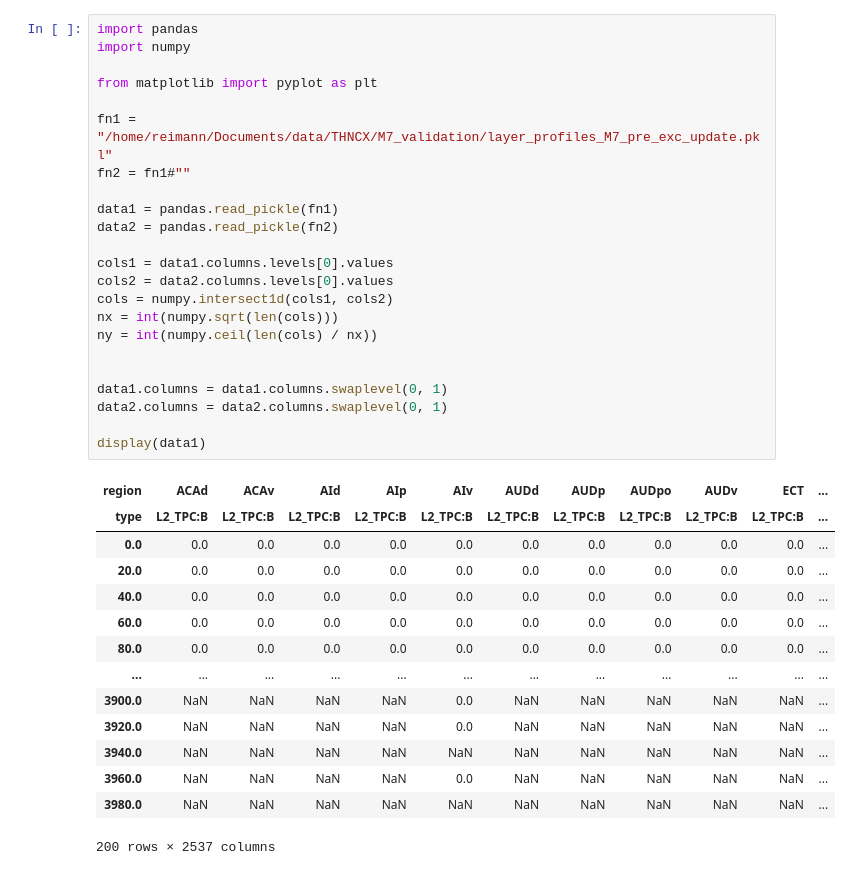
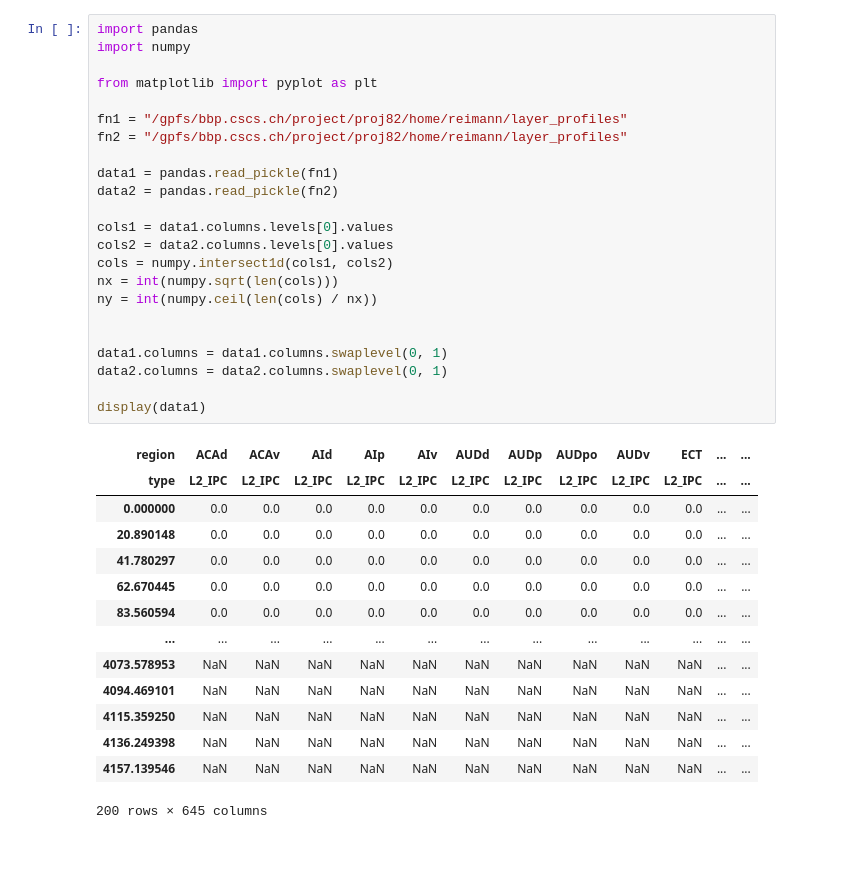
Before and after one commit to BlueBrain/cell-density-validations, a Jupyter notebook: notebooks/Plot compare cell density layer profiles.ipynb, the cells around one changed output. Cells and saved outputs as stored; diff of their text form.

```diff
--- a/notebooks/Plot compare cell density layer profiles.ipynb
+++ b/notebooks/Plot compare cell density layer profiles.ipynb
@@ -1,41 +1,41 @@
 # %%
 import pandas
 import numpy
 
 from matplotlib import pyplot as plt
 
-fn1 = "/home/reimann/Documents/data/THNCX/M7_validation/layer_profiles_M7_pre_exc_update.pkl"
-fn2 = fn1#""
+fn1 = "/gpfs/bbp.cscs.ch/project/proj82/home/reimann/layer_profiles"
+fn2 = "/gpfs/bbp.cscs.ch/project/proj82/home/reimann/layer_profiles"
 
 data1 = pandas.read_pickle(fn1)
 data2 = pandas.read_pickle(fn2)
 
 cols1 = data1.columns.levels[0].values
 cols2 = data2.columns.levels[0].values
 cols = numpy.intersect1d(cols1, cols2)
 nx = int(numpy.sqrt(len(cols)))
 ny = int(numpy.ceil(len(cols) / nx))
 
 
 data1.columns = data1.columns.swaplevel(0, 1)
 data2.columns = data2.columns.swaplevel(0, 1)
 
 display(data1)
 # %% [output]
-| region | ACAd | ACAv | AId | AIp | AIv | AUDd | AUDp | AUDpo | AUDv | ECT | ... |
-| type | L2_TPC:B | L2_TPC:B | L2_TPC:B | L2_TPC:B | L2_TPC:B | L2_TPC:B | L2_TPC:B | L2_TPC:B | L2_TPC:B | L2_TPC:B | ... |
-| 0.0 | 0.0 | 0.0 | 0.0 | 0.0 | 0.0 | 0.0 | 0.0 | 0.0 | 0.0 | 0.0 | ... |
-| 20.0 | 0.0 | 0.0 | 0.0 | 0.0 | 0.0 | 0.0 | 0.0 | 0.0 | 0.0 | 0.0 | ... |
-| 40.0 | 0.0 | 0.0 | 0.0 | 0.0 | 0.0 | 0.0 | 0.0 | 0.0 | 0.0 | 0.0 | ... |
-| 60.0 | 0.0 | 0.0 | 0.0 | 0.0 | 0.0 | 0.0 | 0.0 | 0.0 | 0.0 | 0.0 | ... |
-| 80.0 | 0.0 | 0.0 | 0.0 | 0.0 | 0.0 | 0.0 | 0.0 | 0.0 | 0.0 | 0.0 | ... |
-| ... | ... | ... | ... | ... | ... | ... | ... | ... | ... | ... | ... |
-| 3900.0 | NaN | NaN | NaN | NaN | 0.0 | NaN | NaN | NaN | NaN | NaN | ... |
-| 3920.0 | NaN | NaN | NaN | NaN | 0.0 | NaN | NaN | NaN | NaN | NaN | ... |
-| 3940.0 | NaN | NaN | NaN | NaN | NaN | NaN | NaN | NaN | NaN | NaN | ... |
-| 3960.0 | NaN | NaN | NaN | NaN | 0.0 | NaN | NaN | NaN | NaN | NaN | ... |
-| 3980.0 | NaN | NaN | NaN | NaN | NaN | NaN | NaN | NaN | NaN | NaN | ... |
+| region | ACAd | ACAv | AId | AIp | AIv | AUDd | AUDp | AUDpo | AUDv | ECT | ... | ... |
+| type | L2_IPC | L2_IPC | L2_IPC | L2_IPC | L2_IPC | L2_IPC | L2_IPC | L2_IPC | L2_IPC | L2_IPC | ... | ... |
+| 0.000000 | 0.0 | 0.0 | 0.0 | 0.0 | 0.0 | 0.0 | 0.0 | 0.0 | 0.0 | 0.0 | ... | ... |
+| 20.890148 | 0.0 | 0.0 | 0.0 | 0.0 | 0.0 | 0.0 | 0.0 | 0.0 | 0.0 | 0.0 | ... | ... |
+| 41.780297 | 0.0 | 0.0 | 0.0 | 0.0 | 0.0 | 0.0 | 0.0 | 0.0 | 0.0 | 0.0 | ... | ... |
+| 62.670445 | 0.0 | 0.0 | 0.0 | 0.0 | 0.0 | 0.0 | 0.0 | 0.0 | 0.0 | 0.0 | ... | ... |
+| 83.560594 | 0.0 | 0.0 | 0.0 | 0.0 | 0.0 | 0.0 | 0.0 | 0.0 | 0.0 | 0.0 | ... | ... |
+| ... | ... | ... | ... | ... | ... | ... | ... | ... | ... | ... | ... | ... |
+| 4073.578953 | NaN | NaN | NaN | NaN | NaN | NaN | NaN | NaN | NaN | NaN | ... | ... |
+| 4094.469101 | NaN | NaN | NaN | NaN | NaN | NaN | NaN | NaN | NaN | NaN | ... | ... |
+| 4115.359250 | NaN | NaN | NaN | NaN | NaN | NaN | NaN | NaN | NaN | NaN | ... | ... |
+| 4136.249398 | NaN | NaN | NaN | NaN | NaN | NaN | NaN | NaN | NaN | NaN | ... | ... |
+| 4157.139546 | NaN | NaN | NaN | NaN | NaN | NaN | NaN | NaN | NaN | NaN | ... | ... |
-200 rows × 2537 columns
+200 rows × 645 columns
 # %%
 def compare_in_region(reg_name):
     sub1 = data1[reg_name]
```
Also changed, not shown: parts of 1 cell of this notebook, 1 other file.
